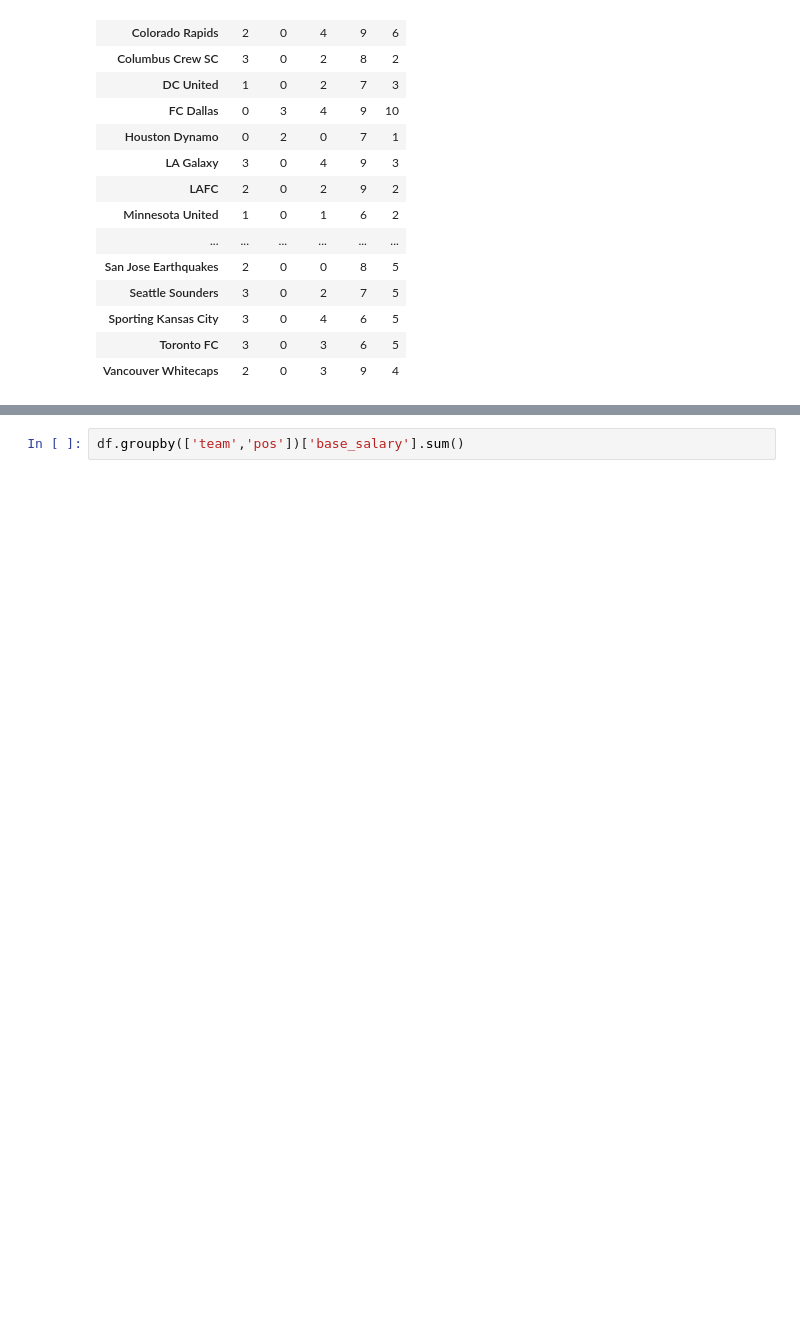
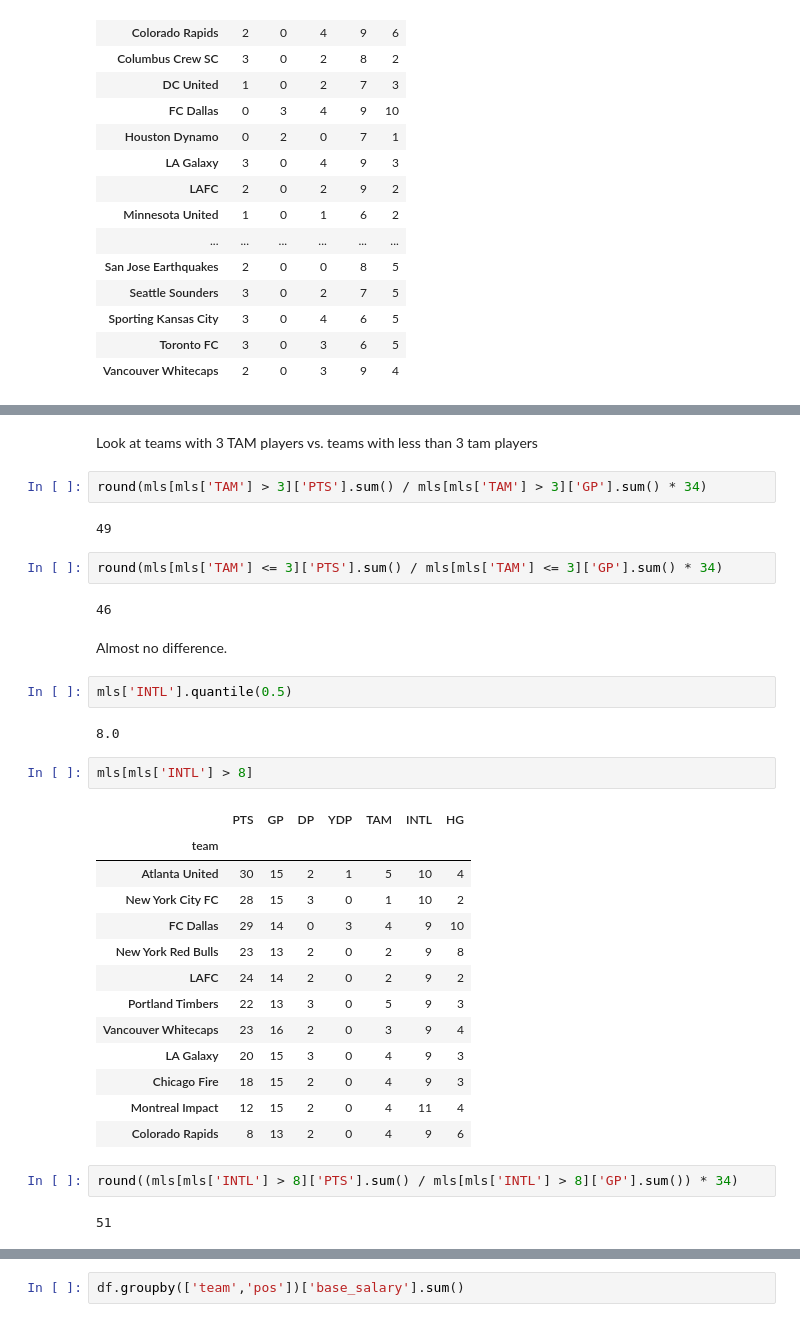
Before and after one commit to eggarcia28/MLS-Salaries, a Jupyter notebook: MLSPU Salaries.ipynb, the cells around one changed output, grey strips where cells are left out. Cells and saved outputs as stored; diff of their text form; blank space fills up the shorter version.

```diff
--- a/MLSPU Salaries.ipynb
+++ b/MLSPU Salaries.ipynb
@@ -200,0 +389,36 @@ roster_info
+# %% [markdown]
+Look at teams with 3 TAM players vs. teams with less than 3 tam players
+# %%
+round(mls[mls['TAM'] > 3]['PTS'].sum() / mls[mls['TAM'] > 3]['GP'].sum() * 34)
+# %% [output]
+49
+# %%
+round(mls[mls['TAM'] <= 3]['PTS'].sum() / mls[mls['TAM'] <= 3]['GP'].sum() * 34)
+# %% [output]
+46
+# %% [markdown]
+Almost no difference.
+# %%
+mls['INTL'].quantile(0.5)
+# %% [output]
+8.0
+# %%
+mls[mls['INTL'] > 8]
+# %% [output]
+|  | PTS | GP | DP | YDP | TAM | INTL | HG |
+| team |  |  |  |  |  |  |  |
+| Atlanta United | 30 | 15 | 2 | 1 | 5 | 10 | 4 |
+| New York City FC | 28 | 15 | 3 | 0 | 1 | 10 | 2 |
+| FC Dallas | 29 | 14 | 0 | 3 | 4 | 9 | 10 |
+| New York Red Bulls | 23 | 13 | 2 | 0 | 2 | 9 | 8 |
+| LAFC | 24 | 14 | 2 | 0 | 2 | 9 | 2 |
+| Portland Timbers | 22 | 13 | 3 | 0 | 5 | 9 | 3 |
+| Vancouver Whitecaps | 23 | 16 | 2 | 0 | 3 | 9 | 4 |
+| LA Galaxy | 20 | 15 | 3 | 0 | 4 | 9 | 3 |
+| Chicago Fire | 18 | 15 | 2 | 0 | 4 | 9 | 3 |
+| Montreal Impact | 12 | 15 | 2 | 0 | 4 | 11 | 4 |
+| Colorado Rapids | 8 | 13 | 2 | 0 | 4 | 9 | 6 |
+# %%
+round((mls[mls['INTL'] > 8]['PTS'].sum() / mls[mls['INTL'] > 8]['GP'].sum()) * 34)
+# %% [output]
+51
```
Also changed, not shown: parts of 124 cells of this notebook.
